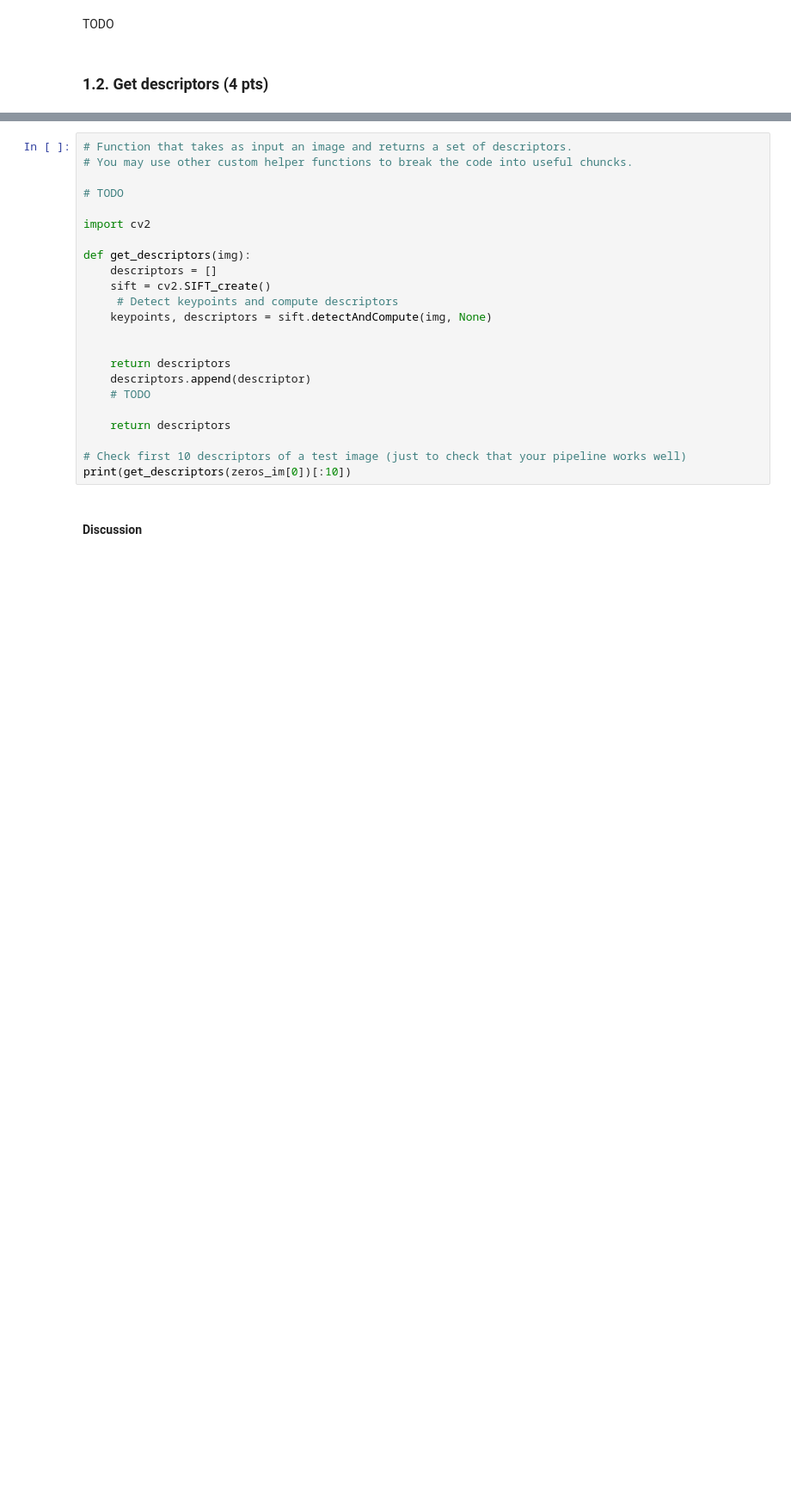
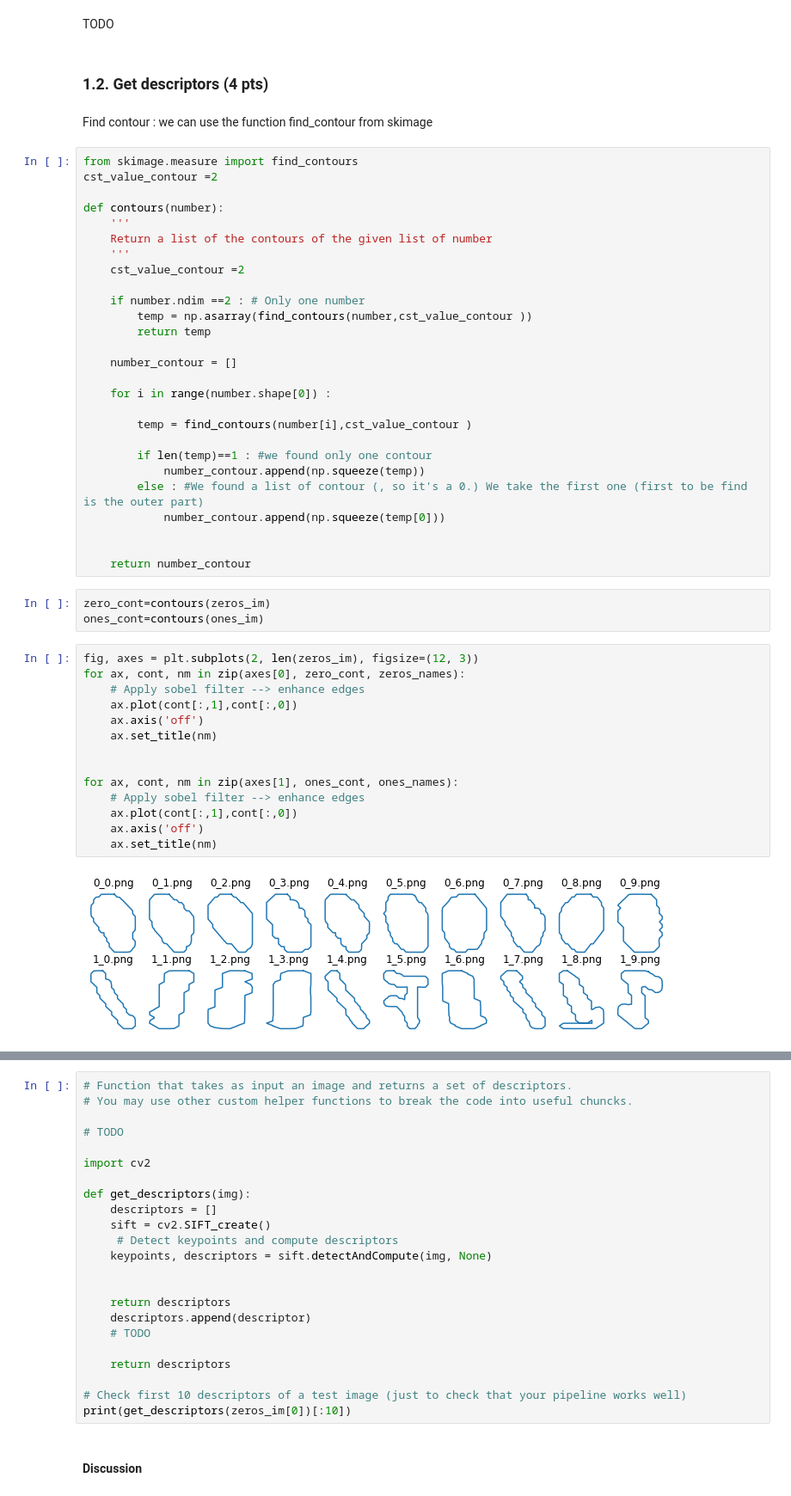
Before and after one commit to rinoago/iapr, a Jupyter notebook: labs/lab_02_object_description.ipynb, the cells around one changed output, grey strips where cells are left out. Shown at 86% size. Drawn from its saved outputs; the diff is of its cells as text; blank space fills up the shorter version.

Commit message:
Contour function

```diff
--- a/labs/lab_02_object_description.ipynb
+++ b/labs/lab_02_object_description.ipynb
@@ -165,3 +171,51 @@ plt.show()
 TODO
 # %% [markdown]
 ### 1.2. Get descriptors (4 pts)
+# %% [markdown]
+Find contour : we can use the function find_contour from skimage
+# %%
+from skimage.measure import find_contours
+cst_value_contour =2
+
+def contours(number):
+    '''
+    Return a list of the contours of the given list of number
+    '''
+    cst_value_contour =2
+
+    if number.ndim ==2 : # Only one number
+        temp = np.asarray(find_contours(number,cst_value_contour ))
+        return temp
+
+    number_contour = []
+
+    for i in range(number.shape[0]) :
+
+        temp = find_contours(number[i],cst_value_contour )
+
+        if len(temp)==1 : #we found only one contour
+            number_contour.append(np.squeeze(temp))
+        else : #We found a list of contour (, so it's a 0.) We take the first one (first to be find is the outer part)
+            number_contour.append(np.squeeze(temp[0]))
+
+
+    return number_contour
+# %%
+zero_cont=contours(zeros_im)
+ones_cont=contours(ones_im)
+# %%
+fig, axes = plt.subplots(2, len(zeros_im), figsize=(12, 3))
+for ax, cont, nm in zip(axes[0], zero_cont, zeros_names):
+    # Apply sobel filter --> enhance edges
+    ax.plot(cont[:,1],cont[:,0])
+    ax.axis('off')
+    ax.set_title(nm)
+
+
+for ax, cont, nm in zip(axes[1], ones_cont, ones_names):
+    # Apply sobel filter --> enhance edges
+    ax.plot(cont[:,1],cont[:,0])
+    ax.axis('off')
+    ax.set_title(nm)
+# %% [output]
+[figure, added]
```
Also changed, not shown: parts of 3 cells of this notebook.
